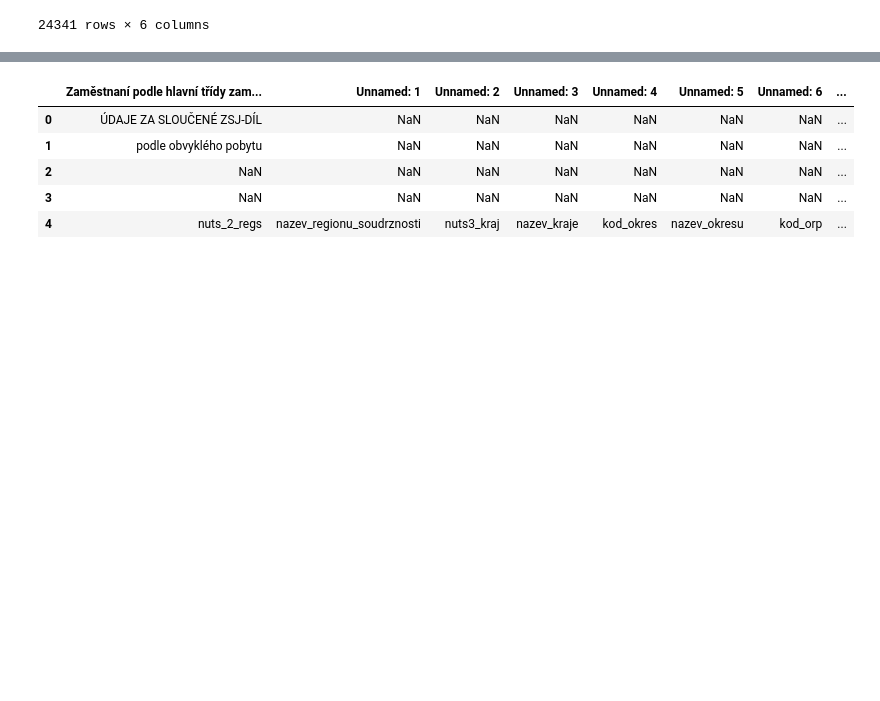
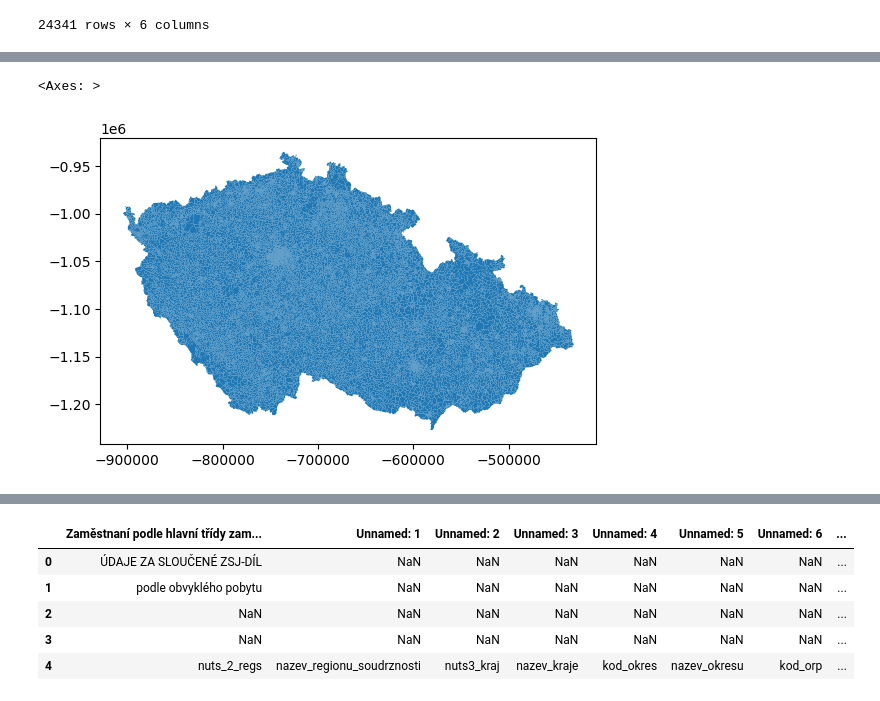
Before and after one commit to uscuni/people_places, a Jupyter notebook: Notebooks/czechia/census_nadzsjd.ipynb, the cells around one changed output, grey strips where cells are left out. Drawn from its saved outputs; the diff is of its cells as text; code cells hidden in the pictures; blank space fills up the shorter version.

Commit message:
census data exploration 2

```diff
--- a/Notebooks/czechia/census_nadzsjd.ipynb
+++ b/Notebooks/czechia/census_nadzsjd.ipynb
@@ -142,0 +181,10 @@ prevodnik[prevodnik.kod_zsj.duplicated(False)].sort_values('kod_zsj')
+# %%
+# First, filter the rows where 'merged' is 'yes' and group them by 'kod_nadzsj_d'
+aggregated = pp[pp['slouceni'] == 'ANO'].groupby('kod_nadzsj_d', as_index=False).agg('first')
+
+# Now, get the rows where 'merged' is not 'yes' (these should remain unchanged)
+non_merged = pp[pp['slouceni'] != 'ANO']
+
+# Concatenate the two DataFrames: aggregated and non_merged
+result = pd.concat([aggregated, non_merged]).sort_index()
+result
@@ -142,0 +205,2 @@ prevodnik[prevodnik.kod_zsj.duplicated(False)].sort_values('kod_zsj')
+# %%
+res = result.drop(columns = "geometry")
@@ -142,0 +223,3 @@ prevodnik[prevodnik.kod_zsj.duplicated(False)].sort_values('kod_zsj')
+# %%
+a = pd.merge(res, pol, left_on='kod_zsj', right_on='KOD_ZSJ_P',how = 'right')
+a
@@ -142,0 +240,7 @@ prevodnik[prevodnik.kod_zsj.duplicated(False)].sort_values('kod_zsj')
+# %%
+gdf = gpd.GeoDataFrame(a, geometry='geometry')
+# %%
+gdf.plot()
+# %% [output]
+<Axes: >
+[figure, added]
```
Also changed, not shown: parts of 17 cells of this notebook.
